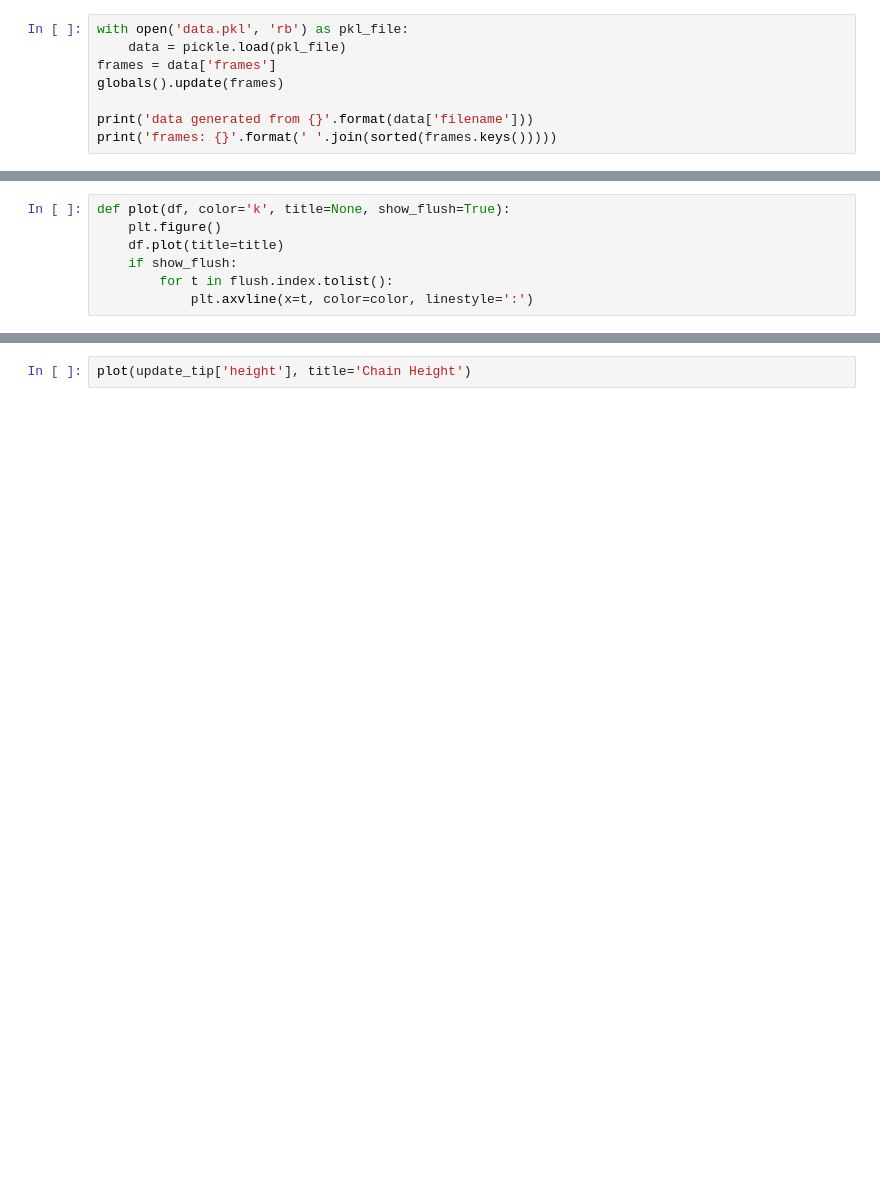
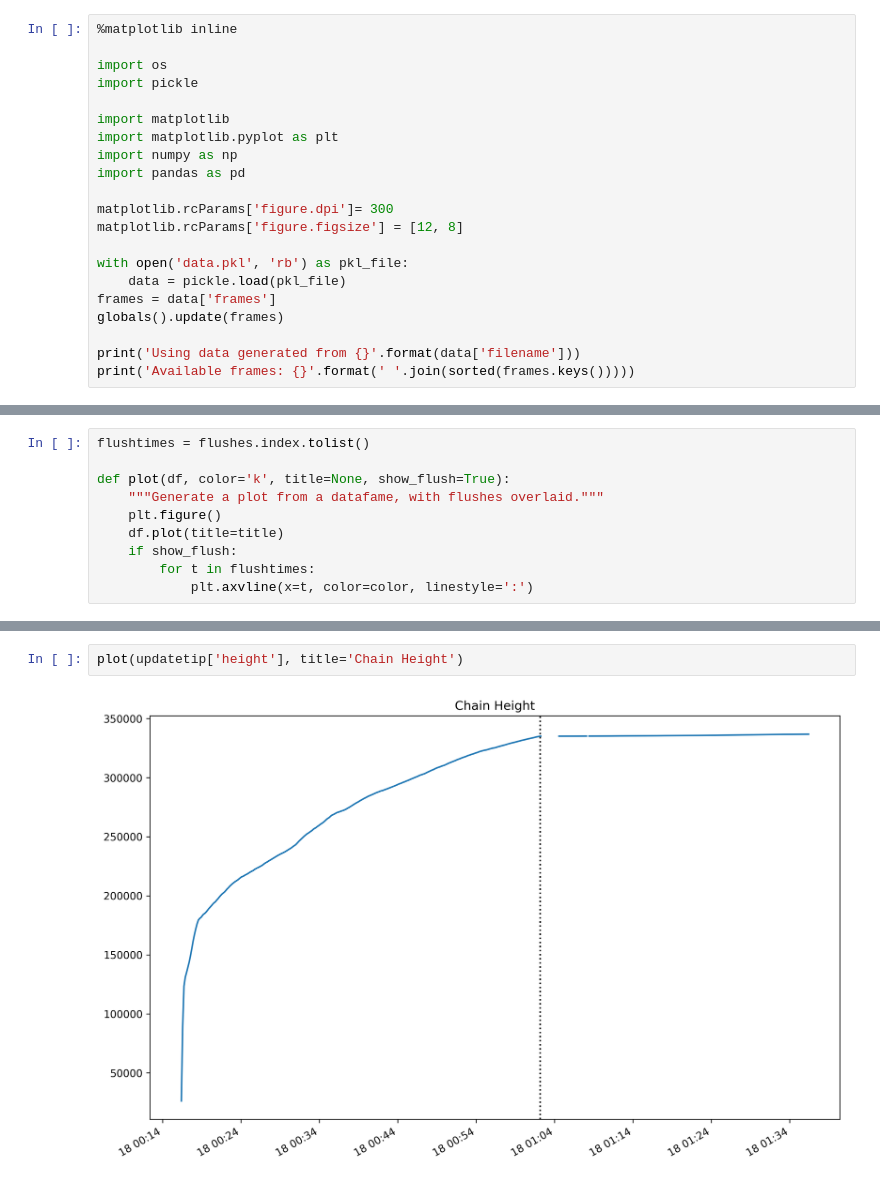
Before and after one commit to eklitzke/bitcoin-tools, a Jupyter notebook: hacking.ipynb, the cells around one changed output, grey strips where cells are left out. Cells and saved outputs as stored; diff of their text form; blank space fills up the shorter version.

```diff
--- a/hacking.ipynb
+++ b/hacking.ipynb
@@ -20,8 +34,21 @@ print('Estimated memory: {:1.2f} GB'.format(estimated_map_size / (1<<30)))
 # %%
+%matplotlib inline
+
+import os
+import pickle
+
+import matplotlib
+import matplotlib.pyplot as plt
+import numpy as np
+import pandas as pd
+
+matplotlib.rcParams['figure.dpi']= 300
+matplotlib.rcParams['figure.figsize'] = [12, 8]
+
 with open('data.pkl', 'rb') as pkl_file:
     data = pickle.load(pkl_file)
 frames = data['frames']
 globals().update(frames)
 
-print('data generated from {}'.format(data['filename']))
-print('frames: {}'.format(' '.join(sorted(frames.keys()))))
+print('Using data generated from {}'.format(data['filename']))
+print('Available frames: {}'.format(' '.join(sorted(frames.keys()))))
@@ -30,7 +64,10 @@ flush
 # %%
+flushtimes = flushes.index.tolist()
+
 def plot(df, color='k', title=None, show_flush=True):
+    """Generate a plot from a datafame, with flushes overlaid."""
     plt.figure()
     df.plot(title=title)
     if show_flush:
-        for t in flush.index.tolist():
+        for t in flushtimes:
             plt.axvline(x=t, color=color, linestyle=':')
@@ -37,3 +78,5 @@ def plot(df, color='k', title=None, show_flush=True):
 # %%
-plot(update_tip['height'], title='Chain Height')
+plot(updatetip['height'], title='Chain Height')
+# %% [output]
+[figure, added]
 # %%
```
Also changed, not shown: parts of 25 cells of this notebook, 1 other file.
